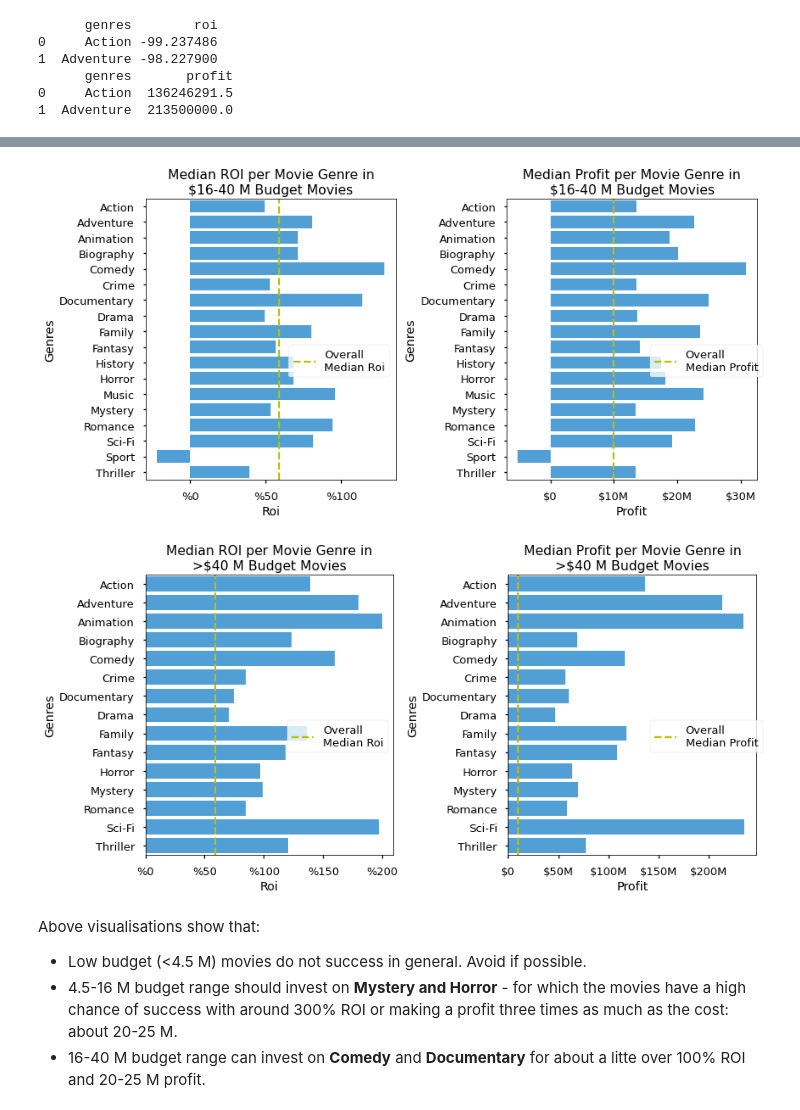
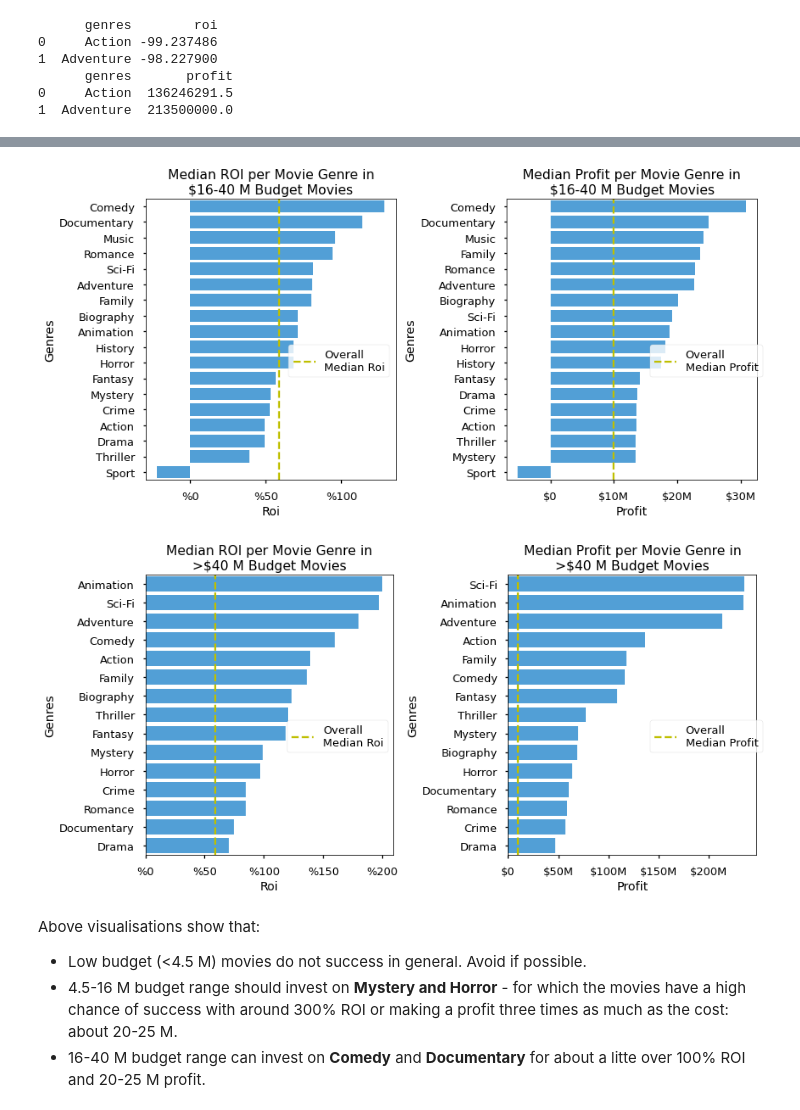
Before and after one commit to erdemiraysu/Exploratory-Movie-Analyses, a Jupyter notebook: MovieProject_Notebook.ipynb, the cells around one changed output, grey strips where cells are left out. Saved outputs shown, nothing was run; the diff lists cells and outputs as text; code cells hidden in the pictures.

```diff
--- a/MovieProject_Notebook.ipynb
+++ b/MovieProject_Notebook.ipynb
@@ -1423,6 +1423,9 @@ print(dfbudgets_tables_profit[3].head(2))
 0     Action  136246291.5
 1  Adventure  213500000.0
 # %%
+dfbudgets_tables_roi[0] = dfbudgets_tables_roi[0].sort_values(by=('roi'), ascending = False)
+dfbudgets_tables_profit[0] = dfbudgets_tables_profit[0].sort_values(by=('profit'), ascending = False)
+
 with plt.style.context('seaborn-talk'):
     fig, ( (ax1, ax2))  = plt.subplots(ncols=2, figsize=(12, 6))
     base_color = sns.color_palette("husl", 9)[6]
@@ -1439,8 +1442,8 @@ with plt.style.context('seaborn-talk'):
     ax1.xaxis.set_major_locator(mpl.ticker.MultipleLocator(30)) # We want the ticks a little farther apart
     ax2.xaxis.set_major_formatter(formatter)
 
-    ax1.set_title('Median ROI per Movie Genre in\n>$4.5 M Budget Movies')
-    ax2.set_title('Median Profit per Movie Genre in\n>$4.5 M Budget Movies')
+    ax1.set_title('Median ROI per Movie Genre in\n<$4.5 M Budget Movies')
+    ax2.set_title('Median Profit per Movie Genre in\n<$4.5 M Budget Movies')
 
     ax1.set_xlabel("Roi")
     ax2.set_xlabel("Profit")
@@ -1454,4 +1457,7 @@ with plt.style.context('seaborn-talk'):
 # %%
+dfbudgets_tables_roi[1] = dfbudgets_tables_roi[1].sort_values(by=('roi'), ascending = False)
+dfbudgets_tables_profit[1] = dfbudgets_tables_profit[1].sort_values(by=('profit'), ascending = False)
+
 with plt.style.context('seaborn-talk'):
     fig, ( (ax1, ax2))  = plt.subplots(ncols=2, figsize=(12, 6))
     base_color = sns.color_palette("husl", 9)[6]
@@ -1483,4 +1489,7 @@ with plt.style.context('seaborn-talk'):
 # %%
+dfbudgets_tables_roi[2] = dfbudgets_tables_roi[2].sort_values(by=('roi'), ascending = False)
+dfbudgets_tables_profit[2] = dfbudgets_tables_profit[2].sort_values(by=('profit'), ascending = False)
+
 with plt.style.context('seaborn-talk'):
     fig, ( (ax1, ax2))  = plt.subplots(ncols=2, figsize=(12, 6))
     base_color = sns.color_palette("husl", 9)[6]
@@ -1509,37 +1518,40 @@ with plt.style.context('seaborn-talk'):
     fig.tight_layout();
     fig.savefig('./images/Barplot_RoiProfitbyBudget_3.png', dpi=300);
 # %% [output]
-[figure, old version]
+[figure, new version]
 # %%
+dfbudgets_tables_roi[3] = dfbudgets_tables_roi[3].sort_values(by=('roi'), ascending = False)
+dfbudgets_tables_profit[3] = dfbudgets_tables_profit[3].sort_values(by=('profit'), ascending = False)
+
 with plt.style.context('seaborn-talk'):
     fig, ( (ax1, ax2))  = plt.subplots(ncols=2, figsize=(12, 6))
     base_color = sns.color_palette("husl", 9)[6]
 
     sns.barplot(data = dfbudgets_tables_roi[3], x = 'roi', y= 'genres', ax=ax1, color = base_color)
     ax1.axvline(x= df_genre['roi'].median(), ymin=0, ymax=1, color='y', linestyle='--', label = 'Overall\nMedian Roi')
     ax1.legend(bbox_to_anchor = (0.55, 0.5), loc = 'upper left')
 
     sns.barplot(data = dfbudgets_tables_profit[3], x = 'profit', y= 'genres', ax=ax2, color = base_color)
     ax2.axvline(x= df_genre['profit'].median(), ymin=0,ymax=1, color='y', linestyle='--', label = 'Overall\nMedian Profit')
     ax2.legend(bbox_to_anchor = (0.55, 0.5), loc = 'upper left')
 
     ax1.xaxis.set_major_formatter(mpl.ticker.StrMethodFormatter('%{x:,.0f}'))
     ax1.xaxis.set_major_locator(mpl.ticker.MultipleLocator(50)) # We want the ticks a little farther apart
     ax2.xaxis.set_major_formatter(formatter)
     #ax2.xaxis.set_major_locator(mpl.ticker.MultipleLocator(10000000)) # We want the ticks a little farther apart
 
     ax1.set_title('Median ROI per Movie Genre in\n>$40 M Budget Movies')
     ax2.set_title('Median Profit per Movie Genre in\n>$40 M Budget Movies')
 
     ax1.set_xlabel("Roi")
     ax2.set_xlabel("Profit")
     ax1.set_ylabel("Genres")
     ax2.set_ylabel("Genres")
 
     fig.tight_layout();
     fig.savefig('./images/Barplot_RoiProfitbyBudget_4.png', dpi=300);
 # %% [output]
-[figure, old version]
+[figure, new version]
 # %% [markdown]
 Above visualisations show that:
 - Low budget (<4.5 M) movies do not success in general. Avoid if possible.
```
Also changed, not shown: parts of 5 cells of this notebook.
